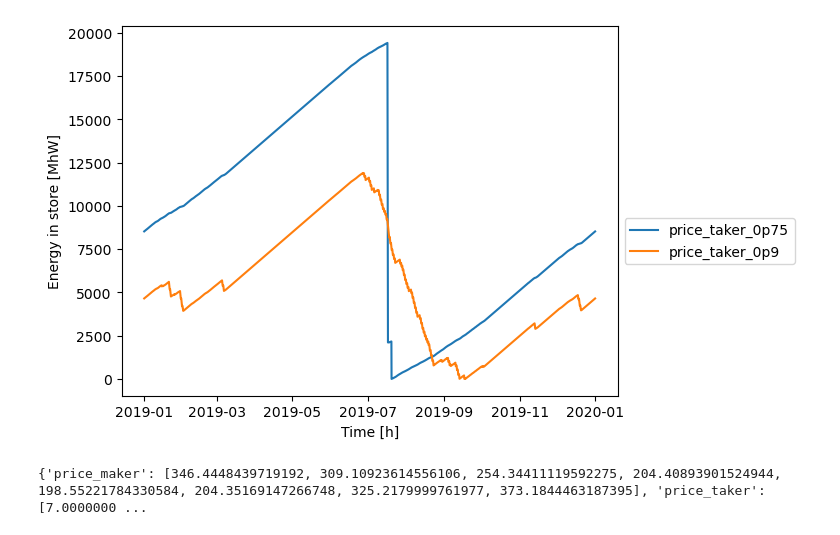
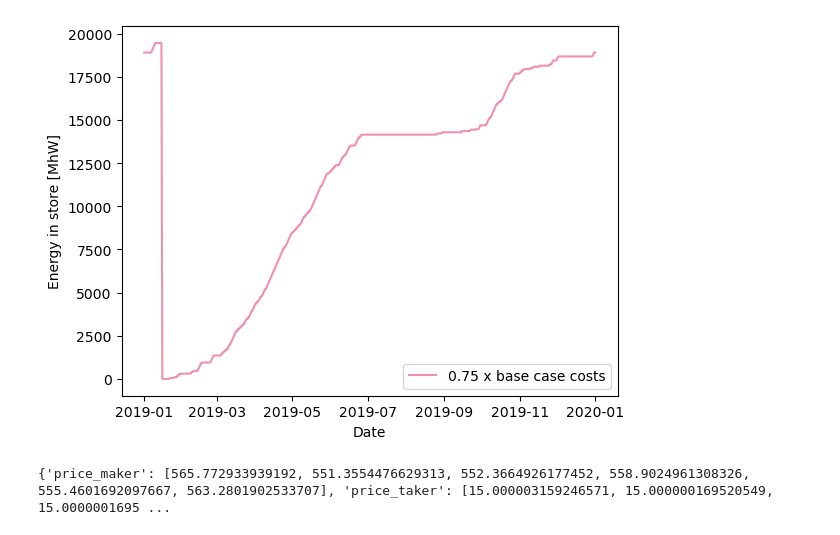
Before and after one commit to carnegie/clab_underground_th_storage, a Jupyter notebook: plot_price_taker.ipynb, the cells around one changed output. Saved outputs shown, nothing was run; the diff lists cells and outputs as text; code cells hidden in the pictures.

Commit message:
Update plots

```diff
--- a/plot_price_taker.ipynb
+++ b/plot_price_taker.ipynb
@@ -6,12 +6,13 @@ import numpy as np
 from matplotlib.patches import Patch
 # %%
 # Data paths
-case = ''
-data_path_taker = 'output_data/btes_base_case_orca_{0}price_taker/btes_output_price_taker_base_BTES_costsx#COST.pickle'.format(case)
-data_path_maker = 'output_data/btes_base_case_orca{0}/btes_output_BTES_costsx#COST.pickle'.format(case)
+# case = ''
+case = '_wind_solar'
+data_path_taker = 'output_data/btes_base_case_orca{0}_price_taker/btes_output{0}_price_taker_base_BTES_costsx#COST.pickle'.format(case)
+data_path_maker = 'output_data/btes_base_case_orca{0}/btes{0}_output_BTES_costsx#COST.pickle'.format(case)
 
 # Prices to scan
-prices = ['1p0', '0p1', '0p25','0p5', '0p75', '0p765', '0p77', '0p9']
+prices = ['0p1', '0p25','0p5', '0p75', '0p9', '1p0']  #'0p764', '0p77',
 
 # Colors
 colors = {'price_taker': '#DE3163', 'price_maker': '#00008B'}
@@ -94,31 +104,28 @@ def plot_bars_maker_taker(x,y, xlabel, ylabel, title=None, split_bars=False):
 # %%
-def plot_curve_maker_taker(var, run, xlabel, ylabel, title=None):
+def plot_curve_maker_taker(var, run, xlabel, ylabel, color, label):
     """
     Plot curve for price maker and price taker
     """
-    plt.plot(var, label=run)
+    plt.plot(var, label=label, color=color)
     plt.xlabel(xlabel)
     plt.ylabel(ylabel)
-    plt.title(title if title else '')
     handles, labels = plt.gca().get_legend_handles_labels()
     by_label = dict(zip(labels, handles))
-    plt.legend(by_label.values(), by_label.keys(), bbox_to_anchor=(1, 0.5))
+    plt.legend(by_label.values(), by_label.keys())
     # Save figure
     if not os.path.exists('figures'):
         os.makedirs('figures')
-    plt.savefig('figures/btes_energy_in_store.jpg', bbox_inches='tight')
+    plt.savefig('figures/btes_energy_in_store{0}.jpg'.format(case), bbox_inches='tight')
 # %%
 # Collect results
 rev_per_inv = {'price_maker': [], 'price_taker': []}
 discharge_time = {'price_maker': [], 'price_taker': []}
+mean_discharge_time = {'price_maker': [], 'price_taker': []}
 inv = {'price_maker': [], 'price_taker': []}
 capacity = {'price_maker': [], 'price_taker': []}
 capacity_store = {'price_maker': [], 'price_taker': []}
 energy_in_store = {'price_maker': [], 'price_taker': []}
-capacity_increase = {'price_maker': [], 'price_taker': []}
-discharge_capacity_increase = {'price_maker': [], 'price_taker': []}
-base_capacity = {'price_maker': [], 'price_taker': []}
-base_capacity_discharger = {'price_maker': [], 'price_taker': []}
+gen_capacity = {'price_maker': [], 'price_taker': []}
 
 # Loop over prices in descending order
 for price in prices:
@@ -128,58 +135,61 @@ for price in prices:
 
         # Calculate revenue per investment
         btes_investment = get_btes_investment(comp_res)
         if run =='maker':
-            no_btes_file = 'output_data/btes_base_case_orca_no_btes/btes_output_no_btes.pickle'
+            no_btes_file = 'output_data/btes_base_case_orca{0}_no_btes/btes_output{0}_no_btes.pickle'.format(case)
             cost_no_btes = read_output_file(no_btes_file)[0]['objective [$]'].values[-1]
             cost = cost_no_btes - (case_res['objective [$]'].values[-1] - btes_investment)
         else:
             cost = abs(case_res['objective [$]'].values[-1] - btes_investment)
         cost = cost / btes_investment
         rev_per_inv['price_maker' if run == 'maker' else 'price_taker'].append(cost)
 
         # Calculate discharge_time
         granite = comp_res[comp_res.index == ('Store', 'granite')]
         discharger = comp_res[comp_res.index == ('Link', 'BTES_discharger')]
         charger = comp_res[comp_res.index == ('Link', 'BTES_charger')]
 
         granite_opt_cap = granite['Optimal Capacity [MW]'].values[0]
         discharger_opt_cap = discharger['Optimal Capacity [MW]'].values[0]
         dur = granite_opt_cap / discharger_opt_cap
 
         discharge_time['price_maker' if run == 'maker' else 'price_taker'].append(dur)
 
+        # Calculate mean "discharge time" as mean energy in store divided by mean discharge rate
+        mean_discharge_time['price_maker' if run == 'maker' else 'price_taker'].append(time_res['granite e'].mean() / time_res['BTES_discharger dispatch'].mean())
+
         # Get investment
         inv['price_maker' if run == 'maker' else 'price_taker'].append([discharger['Capital Expenditure [$]'].values[0], charger['Capital Expenditure [$]'].values[0], granite['Capital Expenditure [$]'].values[0]])
 
-        # Get energy capacity
-
-        if price == '1p0':
-            base_capacity['price_maker' if run == 'maker' else 'price_taker'].append(granite_opt_cap)
-            base_capacity_discharger['price_maker' if run == 'maker' else 'price_taker'].append(discharger_opt_cap)
-        capacity_increase['price_maker' if run == 'maker' else 'price_taker'].append(granite_opt_cap/base_capacity['price_maker' if run == 'maker' else 'price_taker'][-1])
-        discharge_capacity_increase['price_maker' if run == 'maker' else 'price_taker'].append(discharger_opt_cap/base_capacity_discharger['price_maker' if run == 'maker' else 'price_taker'][-1])
-
         # Get energy in store
-        # Only plot for price taker for 0.75 and 0.9
-        if run == 'taker' and price in ['0p75', '0p9']:
-            plot_curve_maker_taker(time_res['granite e'], ('price_maker' if run == 'maker' else 'price_taker')+'_'+price, 'Time [h]', 'Energy in store [MhW]')
+        # Only plot for price taker for 0.75 and 0.77
+        if run == 'taker' and price in ['0p75','0p77']:
+            if price == '0p75':
+                col = color_shades['price_taker'][0]
+            elif price == '0p77':
+                col = color_shades['price_taker'][2]
+            else:
+                col = color_shades['price_taker'][1]
+            plot_curve_maker_taker(time_res['granite e'], ('price_maker' if run == 'maker' else 'price_taker')+'_'+price,
+                                   'Date', 'Energy in store [MhW]', color=col,
+                                   label=price.replace('p','.')+' x base case costs')
 
         # Add optimal capacity for all components
-        if run == 'maker':
-            capacities = comp_res[~comp_res.index.get_level_values(0).isin(['Load', 'Store'])]['Optimal Capacity [MW]']
-            # Drop level 0 of index
-            capacities.index = capacities.index.droplevel(0)
-            capacity['price_maker'].append(capacities)
 
-            capacities_store = comp_res[comp_res.index.get_level_values(0) == 'Store']['Optimal Capacity [MW]']
-            capacities_store.index = capacities_store.index.droplevel(0)
-            capacity_store['price_maker'].append(capacities_store)
+        capacity['price_maker' if run == 'maker' else 'price_taker'].append(discharger_opt_cap)
+
+        capacity_store['price_maker' if run == 'maker' else 'price_taker'].append(granite_opt_cap)
+
+        capacities = comp_res[~comp_res.index.get_level_values(0).isin(['Load', 'Store'])]['Optimal Capacity [MW]']
+        # Drop level 0 of index
+        capacities.index = capacities.index.droplevel(0)
+        gen_capacity['price_maker' if run == 'maker' else 'price_taker'].append(capacities)
 # %% [output]
-[figure, old version]
+[figure, new version]
 # %%
 print(discharge_time)
 # %% [output]
-{'price_maker': [346.4448439719192, 309.10923614556106, 254.34411119592275, 204.40893901524944, 198.55221784330584, 204.35169147266748, 325.2179999761977, 373.1844463187395], 'price_taker': [7.0000000 ...
+{'price_maker': [565.772933939192, 551.3554476629313, 552.3664926177452, 558.9024961308326, 555.4601692097667, 563.2801902533707], 'price_taker': [15.000003159246571, 15.000000169520549, 15.0000001695 ...
 # %%
 # Replace p with . in prices
 prices_float = sorted([float(price.replace('p', '.')) for price in prices])
```
Also changed, not shown: parts of 9 cells of this notebook, 10 other files.
